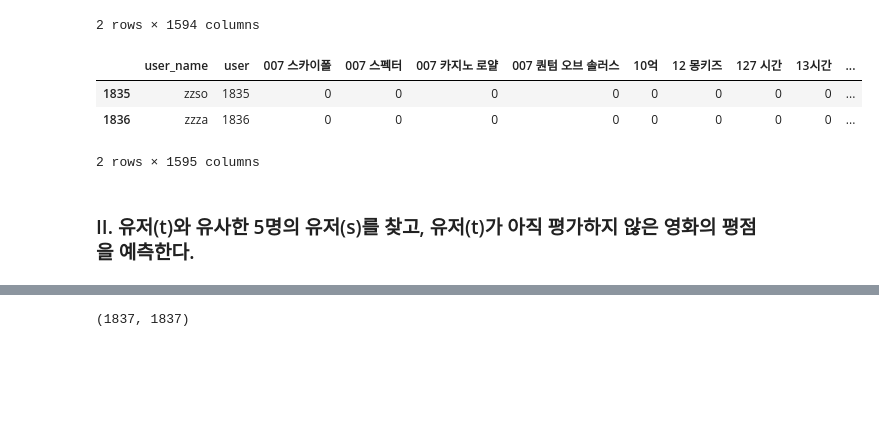
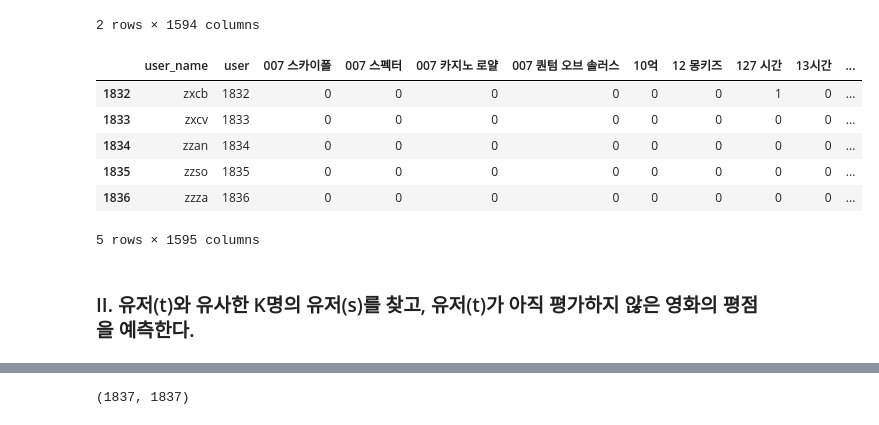
Before and after one commit to yoon-kyung/Movie_recommendation, a Jupyter notebook: 04. Movie_recommendation_system.ipynb, the cells around one changed output, grey strips where cells are left out. Saved outputs shown, nothing was run; the diff lists cells and outputs as text; code cells hidden in the pictures; blank space fills up the shorter version.

```diff
--- a/04. Movie_recommendation_system.ipynb
+++ b/04. Movie_recommendation_system.ipynb
@@ -244,11 +244,14 @@ df.tail(2)
 2 rows × 1594 columns
 # %%
 df_concat = pd.concat([user_name, df], axis = 1)
-df_concat.tail(2)
+df_concat.tail(5)
 # %% [output]
 |  | user_name | user | 007 스카이폴 | 007 스펙터 | 007 카지노 로얄 | 007 퀀텀 오브 솔러스 | 10억 | 12 몽키즈 | 127 시간 | 13시간 | ... |
+| 1832 | zxcb | 1832 | 0 | 0 | 0 | 0 | 0 | 0 | 1 | 0 | ... |
+| 1833 | zxcv | 1833 | 0 | 0 | 0 | 0 | 0 | 0 | 0 | 0 | ... |
+| 1834 | zzan | 1834 | 0 | 0 | 0 | 0 | 0 | 0 | 0 | 0 | ... |
 | 1835 | zzso | 1835 | 0 | 0 | 0 | 0 | 0 | 0 | 0 | 0 | ... |
 | 1836 | zzza | 1836 | 0 | 0 | 0 | 0 | 0 | 0 | 0 | 0 | ... |
-2 rows × 1595 columns
+5 rows × 1595 columns
 # %% [markdown]
-### II. 유저(t)와 유사한 5명의 유저(s)를 찾고, 유저(t)가 아직 평가하지 않은 영화의 평점을 예측한다.
+### II. 유저(t)와 유사한 K명의 유저(s)를 찾고, 유저(t)가 아직 평가하지 않은 영화의 평점을 예측한다.
```
Also changed, not shown: parts of 27 cells of this notebook.
